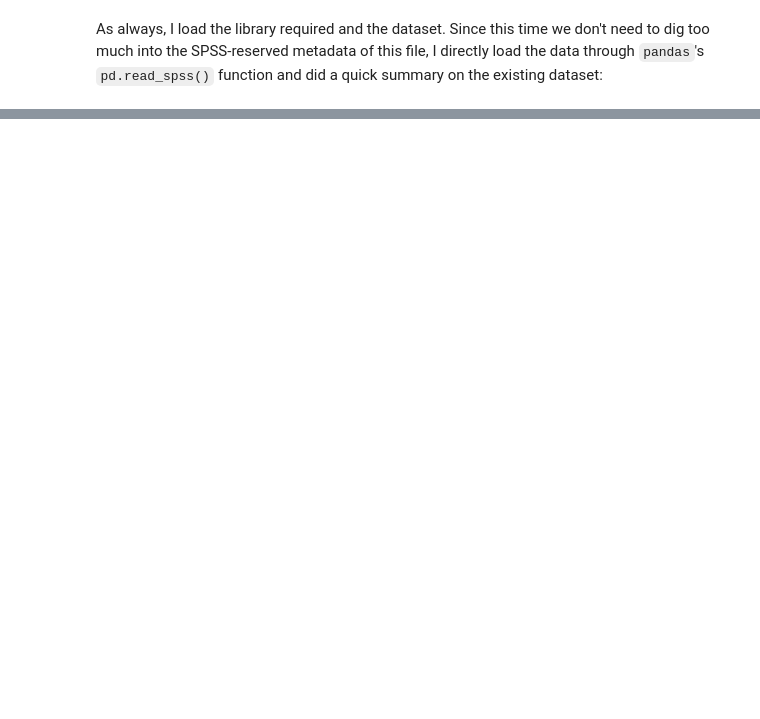
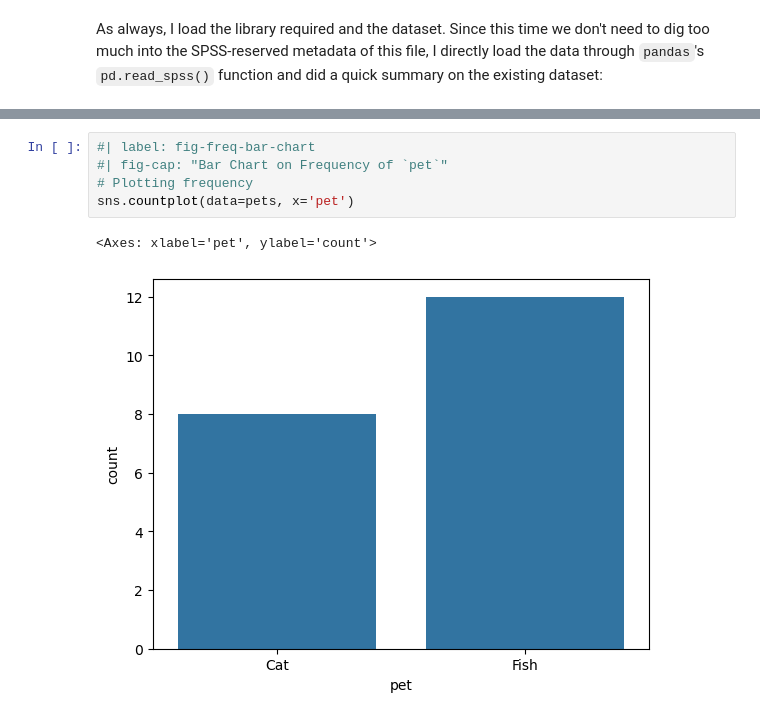
Before and after one commit to AliceAmamiya/educ8009, a Jupyter notebook: session04/assignment.ipynb, the cells around one changed output, grey strips where cells are left out. Saved outputs shown, nothing was run; the diff lists cells and outputs as text; blank space fills up the shorter version.

```diff
--- a/session04/assignment.ipynb
+++ b/session04/assignment.ipynb
@@ -100 +120,9 @@ Name: count, dtype: int64
+# %%
+#| label: fig-freq-bar-chart
+#| fig-cap: "Bar Chart on Frequency of `pet`"
+# Plotting frequency
+sns.countplot(data=pets, x='pet')
+# %% [output]
+<Axes: xlabel='pet', ylabel='count'>
+[figure, added]
 # %% [markdown]
```
Also changed, not shown: parts of 18 cells of this notebook, 9 other files.
